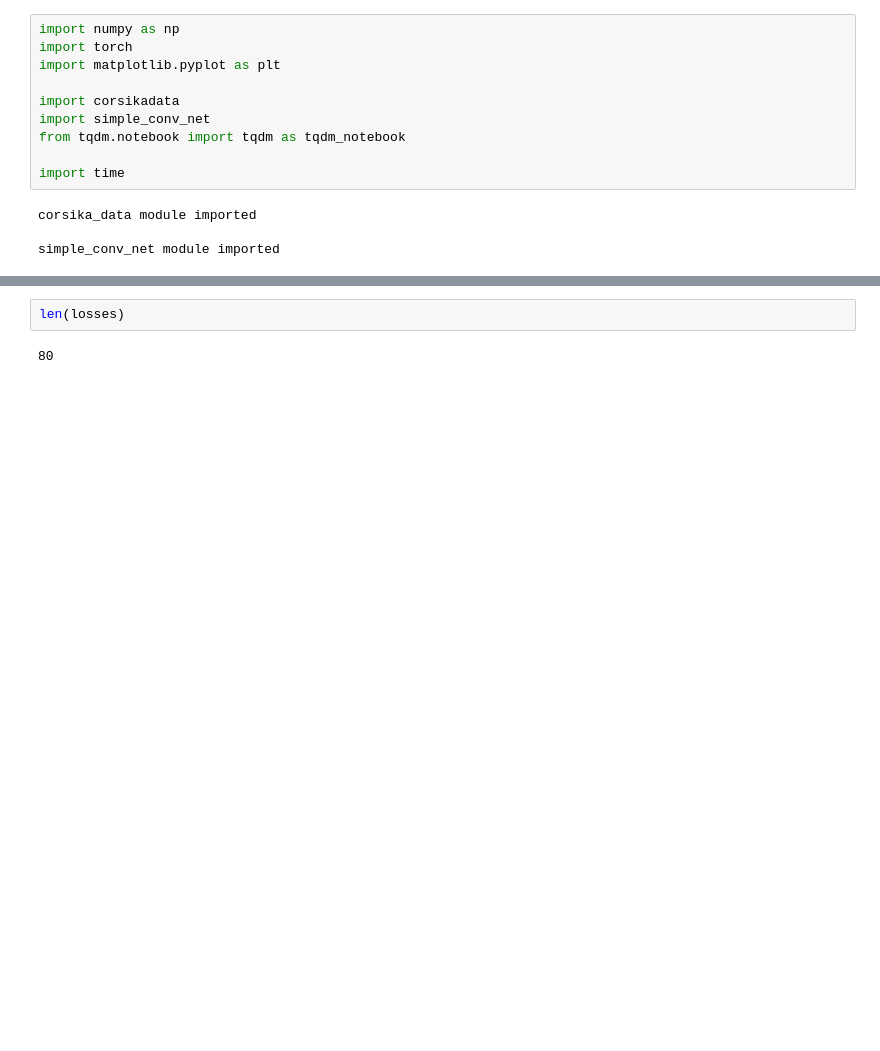
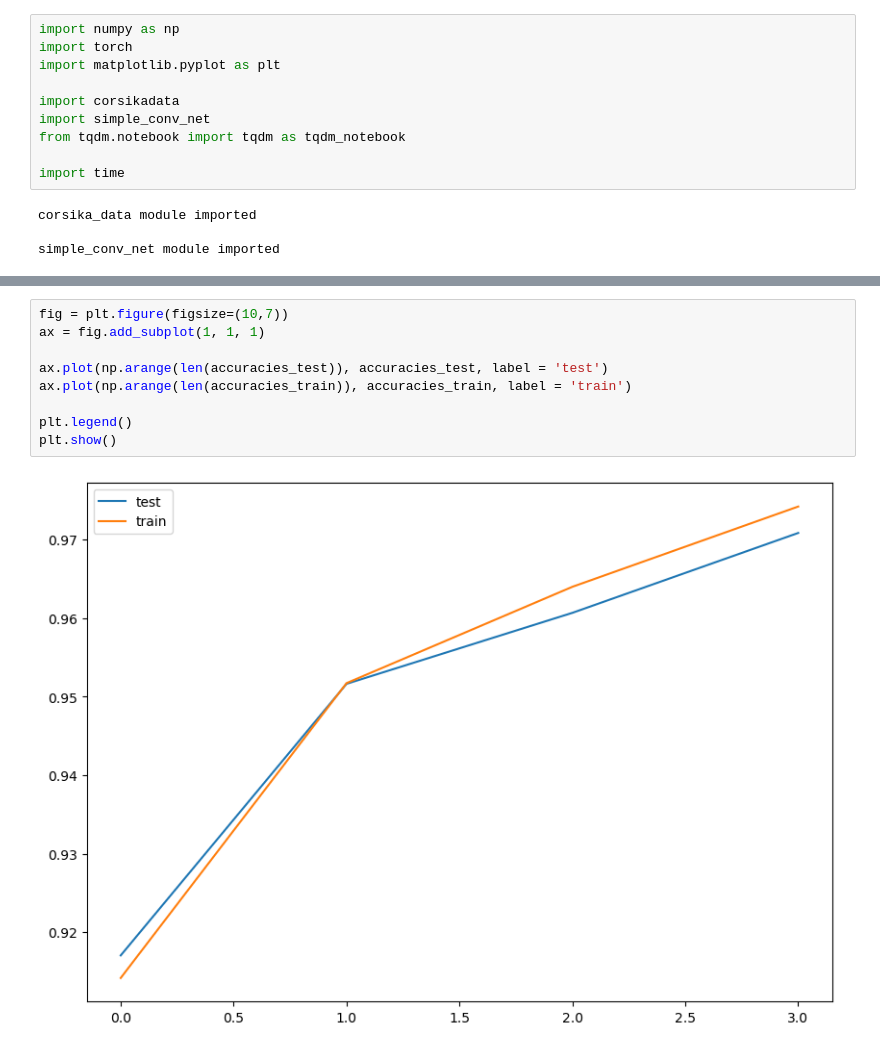
Before and after one commit to Sholtan/TAIGA_CNN, a Jupyter notebook: test.ipynb, the cells around one changed output, grey strips where cells are left out. Saved outputs shown, nothing was run; the diff lists cells and outputs as text; blank space fills up the shorter version.

```diff
--- a/test.ipynb
+++ b/test.ipynb
@@ -121,4 +143,11 @@ plt.show()
-# %%
-len(losses)
-# %% [output]
-80
+# %%
+fig = plt.figure(figsize=(10,7))
+ax = fig.add_subplot(1, 1, 1)
+
+ax.plot(np.arange(len(accuracies_test)), accuracies_test, label = 'test')
+ax.plot(np.arange(len(accuracies_train)), accuracies_train, label = 'train')
+
+plt.legend()
+plt.show()
+# %% [output]
+[figure, added]
```
Also changed, not shown: parts of 24 cells of this notebook, 2 other files.
